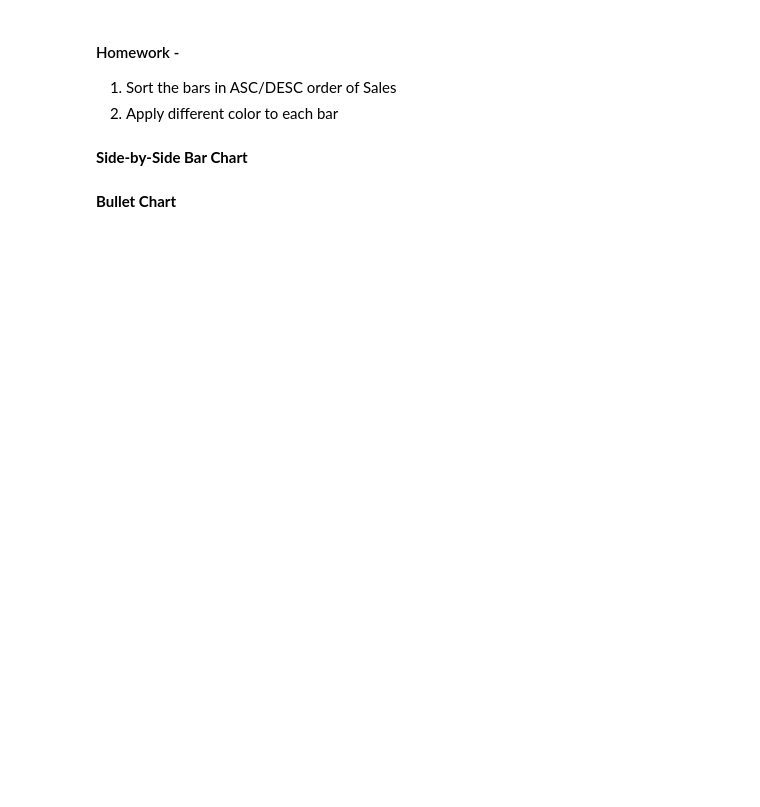
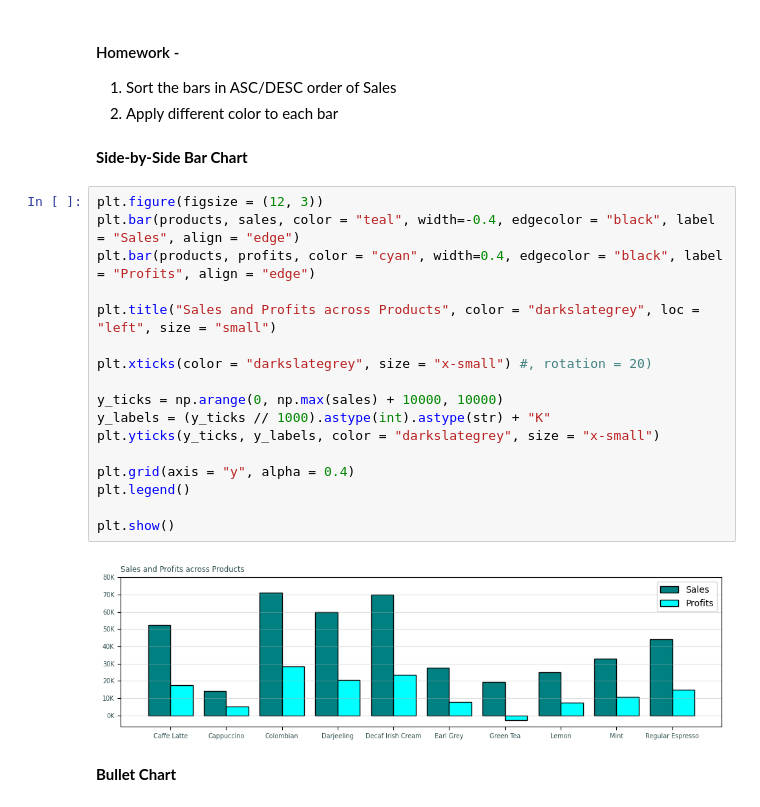
Before and after one commit to knowledge-corner/Vituare-Research, a Jupyter notebook: Day - 3 and Day 4.ipynb, the cells around one changed output. Cells and saved outputs as stored; diff of their text form; blank space fills up the shorter version.

```diff
--- a/Day - 3 and Day 4.ipynb
+++ b/Day - 3 and Day 4.ipynb
@@ -928,5 +929,24 @@ plt.show()
 2. Apply different color to each bar
 # %% [markdown]
 **Side-by-Side Bar Chart**
+# %%
+plt.figure(figsize = (12, 3))
+plt.bar(products, sales, color = "teal", width=-0.4, edgecolor = "black", label = "Sales", align = "edge")
+plt.bar(products, profits, color = "cyan", width=0.4, edgecolor = "black", label = "Profits", align = "edge")
+
+plt.title("Sales and Profits across Products", color = "darkslategrey", loc = "left", size = "small")
+
+plt.xticks(color = "darkslategrey", size = "x-small") #, rotation = 20)
+
+y_ticks = np.arange(0, np.max(sales) + 10000, 10000)
+y_labels = (y_ticks // 1000).astype(int).astype(str) + "K"
+plt.yticks(y_ticks, y_labels, color = "darkslategrey", size = "x-small")
+
+plt.grid(axis = "y", alpha = 0.4)
+plt.legend()
+
+plt.show()
+# %% [output]
+[figure, added]
 # %% [markdown]
 **Bullet Chart**
```
Also changed, not shown: parts of 13 cells of this notebook.
